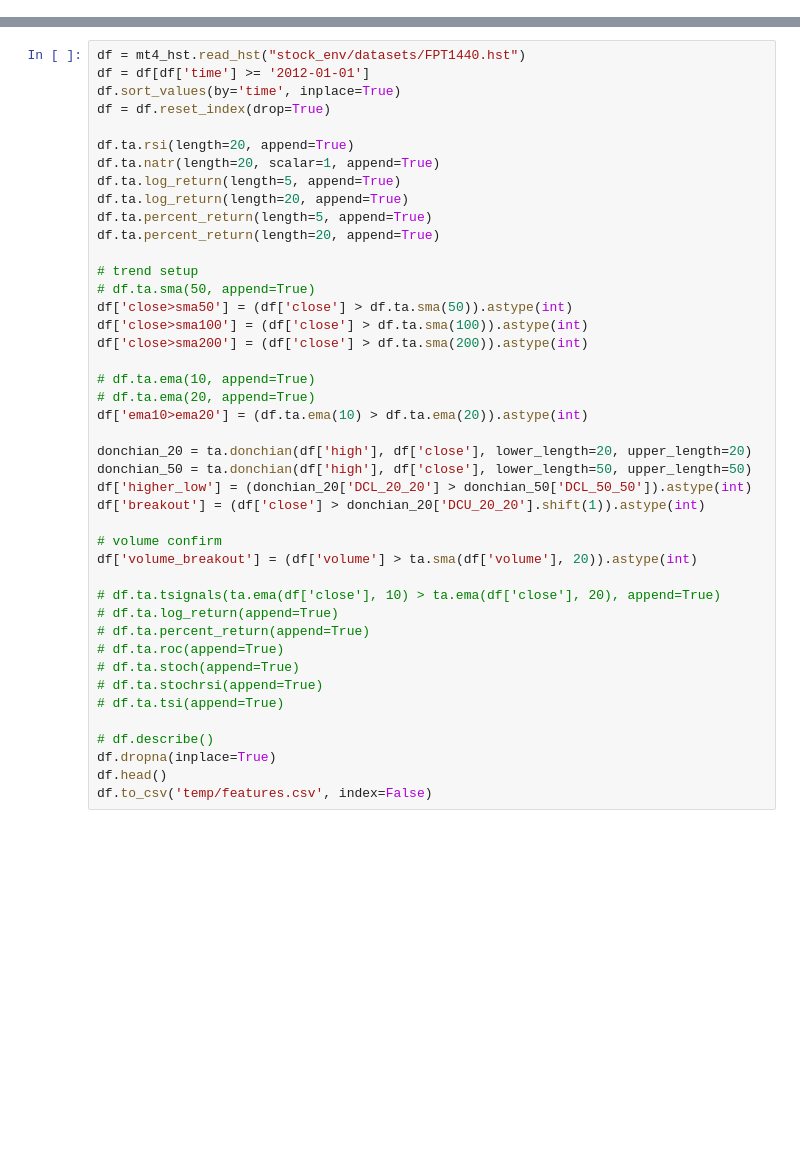
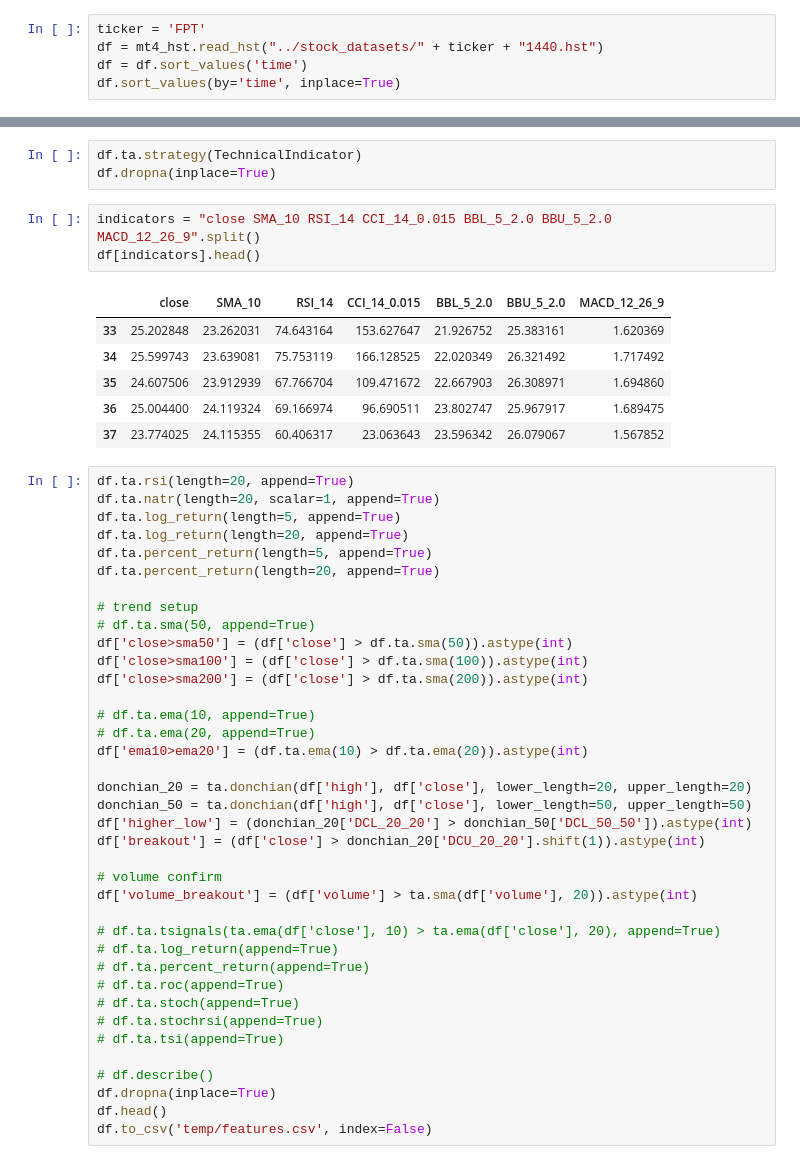
Before and after one commit to minhmanminhman/stock-env, a Jupyter notebook: notebooks/feature_engineering.ipynb, the cells around one changed output, grey strips where cells are left out. Cells and saved outputs as stored; diff of their text form; blank space fills up the shorter version.

```diff
--- a/notebooks/feature_engineering.ipynb
+++ b/notebooks/feature_engineering.ipynb
@@ -43,0 +17,5 @@ donchian(high, low, lower_length=None, upper_length=None, offset=None, **kwargs)
+# %%
+ticker = 'FPT'
+df = mt4_hst.read_hst("../stock_datasets/" + ticker + "1440.hst")
+df = df.sort_values('time')
+df.sort_values(by='time', inplace=True)
@@ -44,9 +35,17 @@ donchian(high, low, lower_length=None, upper_length=None, offset=None, **kwargs)
+# %%
+df.ta.strategy(TechnicalIndicator)
+df.dropna(inplace=True)
+# %%
+indicators = "close SMA_10 RSI_14 CCI_14_0.015 BBL_5_2.0 BBU_5_2.0 MACD_12_26_9".split()
+df[indicators].head()
+# %% [output]
+|  | close | SMA_10 | RSI_14 | CCI_14_0.015 | BBL_5_2.0 | BBU_5_2.0 | MACD_12_26_9 |
+| 33 | 25.202848 | 23.262031 | 74.643164 | 153.627647 | 21.926752 | 25.383161 | 1.620369 |
+| 34 | 25.599743 | 23.639081 | 75.753119 | 166.128525 | 22.020349 | 26.321492 | 1.717492 |
+| 35 | 24.607506 | 23.912939 | 67.766704 | 109.471672 | 22.667903 | 26.308971 | 1.694860 |
+| 36 | 25.004400 | 24.119324 | 69.166974 | 96.690511 | 23.802747 | 25.967917 | 1.689475 |
+| 37 | 23.774025 | 24.115355 | 60.406317 | 23.063643 | 23.596342 | 26.079067 | 1.567852 |
 # %%
-df = mt4_hst.read_hst("stock_env/datasets/FPT1440.hst")
-df = df[df['time'] >= '2012-01-01']
-df.sort_values(by='time', inplace=True)
-df = df.reset_index(drop=True)
-
 df.ta.rsi(length=20, append=True)
 df.ta.natr(length=20, scalar=1, append=True)
 df.ta.log_return(length=5, append=True)
```
Also changed, not shown: parts of 5 cells of this notebook, 2 other files.
